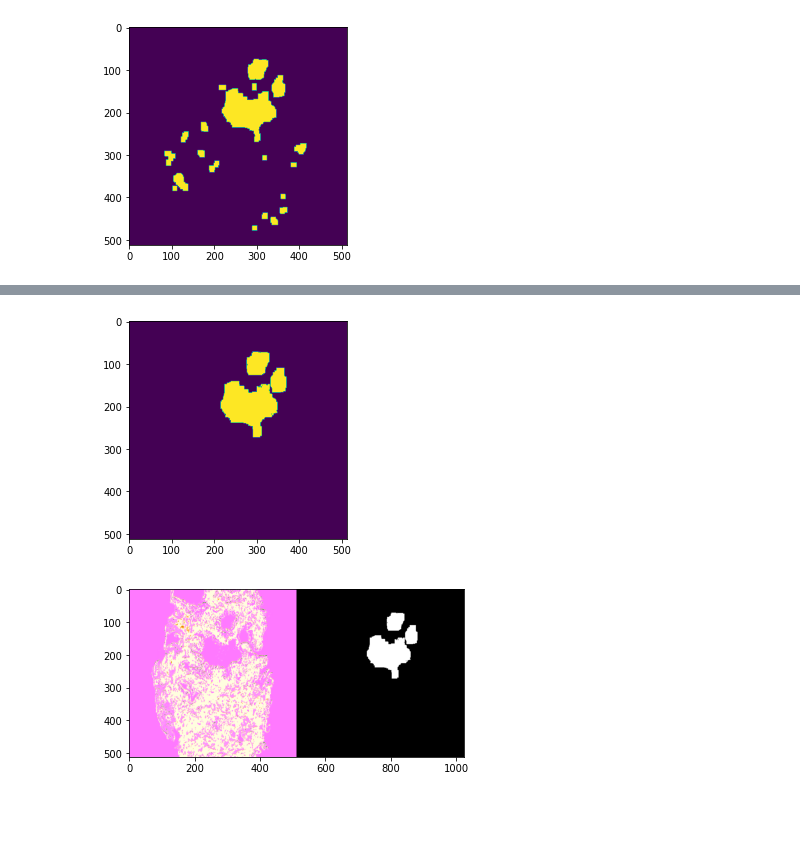
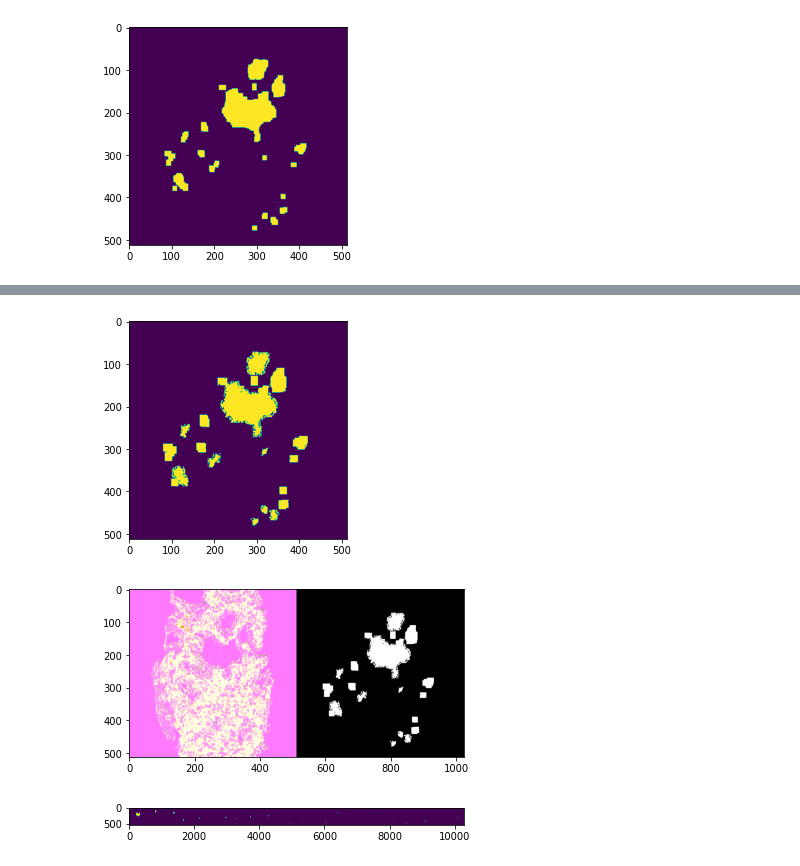
Before and after one commit to Priyansh-Kedia/Cancer-Augmentation, a Jupyter notebook: segment_ycc_jupyter.ipynb, the cells around one changed output, grey strips where cells are left out. Cells and saved outputs as stored; diff of their text form; code cells hidden in the pictures; blank space fills up the shorter version.

```diff
--- a/segment_ycc_jupyter.ipynb
+++ b/segment_ycc_jupyter.ipynb
@@ -62,9 +62,10 @@ def apply_mask(imageYCC, image):
 # %%
 # driver code
 
-image = cv.imread("images/0+0/03cbe5d39233a65cd7f64a81094ccc54_p_0.tiff", -1)
+image = cv.imread("images/0+0/03cbe5d39233a65cd7f64a81094ccc54_p_0.tiff")
 
 imageYCC = cv.cvtColor(image, cv.COLOR_BGR2YCR_CB)
+hsv = cv.cvtColor(image, cv.COLOR_BGR2HSV)
 result = apply_mask(imageYCC, image)
 img = result.copy()
 plt.imshow(np.hstack([imageYCC,image, result]))
@@ -179,7 +182,7 @@ plt.show()
 # Finding contours
 contours, _ = cv.findContours(cnts, cv.RETR_EXTERNAL, cv.CHAIN_APPROX_NONE)[-2:]
 contours = sorted(contours, key=cv.contourArea, reverse=True)
-contours = contours[0:3]
+# contours = contours[0:3]
 
 bbs = [cv.boundingRect(c) for c in contours]
 bbs_new = np.asarray([[bb[0], bb[1], bb[2] + bb[0] - 1, bb[3] + bb[1] - 1] for bb in bbs])
@@ -227,12 +237,21 @@ for c in contours:
 # %%
 # Bitwise or
-nimg = cv.bitwise_or(masks[0], cv.bitwise_or(masks[1], masks[2]))
+nimg = masks[0]
+for i in range(1, len(masks)):
+    nimg = cv.bitwise_or(nimg, masks[i])
+# nimg = cv.bitwise_or(masks[0], cv.bitwise_or(masks[1], masks[2]))
 nimg = nimg[1:-1, 1:-1] * 255
 plt.imshow(nimg)
+plt.imsave("generated/all_contours_mask.png", nimg)
 plt.show()
 nimg = cv.cvtColor(nimg, cv.COLOR_GRAY2BGR)
+plt.imsave("generated/all_contours_mask_gray.png", nimg)
 plt.imshow(np.hstack([img, nimg]))
 plt.show()
+plt.imshow(np.hstack(masks))
+plt.imsave("generated/all_masks.png", np.hstack[masks])
+plt.show()
 # %% [output]
-[figure, old version]
+[figure, new version]
-[figure, old version]
+[figure, new version]
+[figure, added]
```
Also changed, not shown: parts of 12 cells of this notebook, 5 other files.
